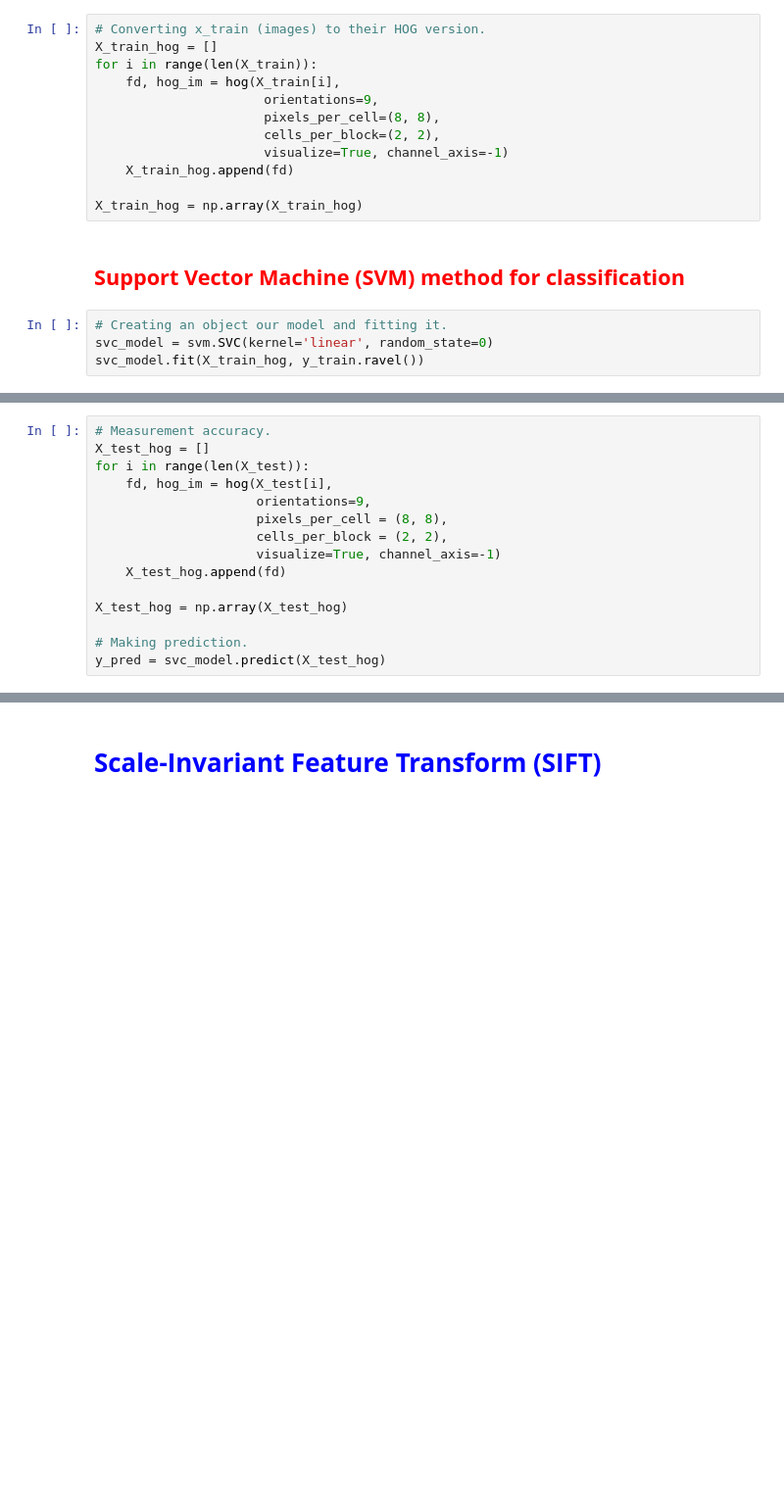
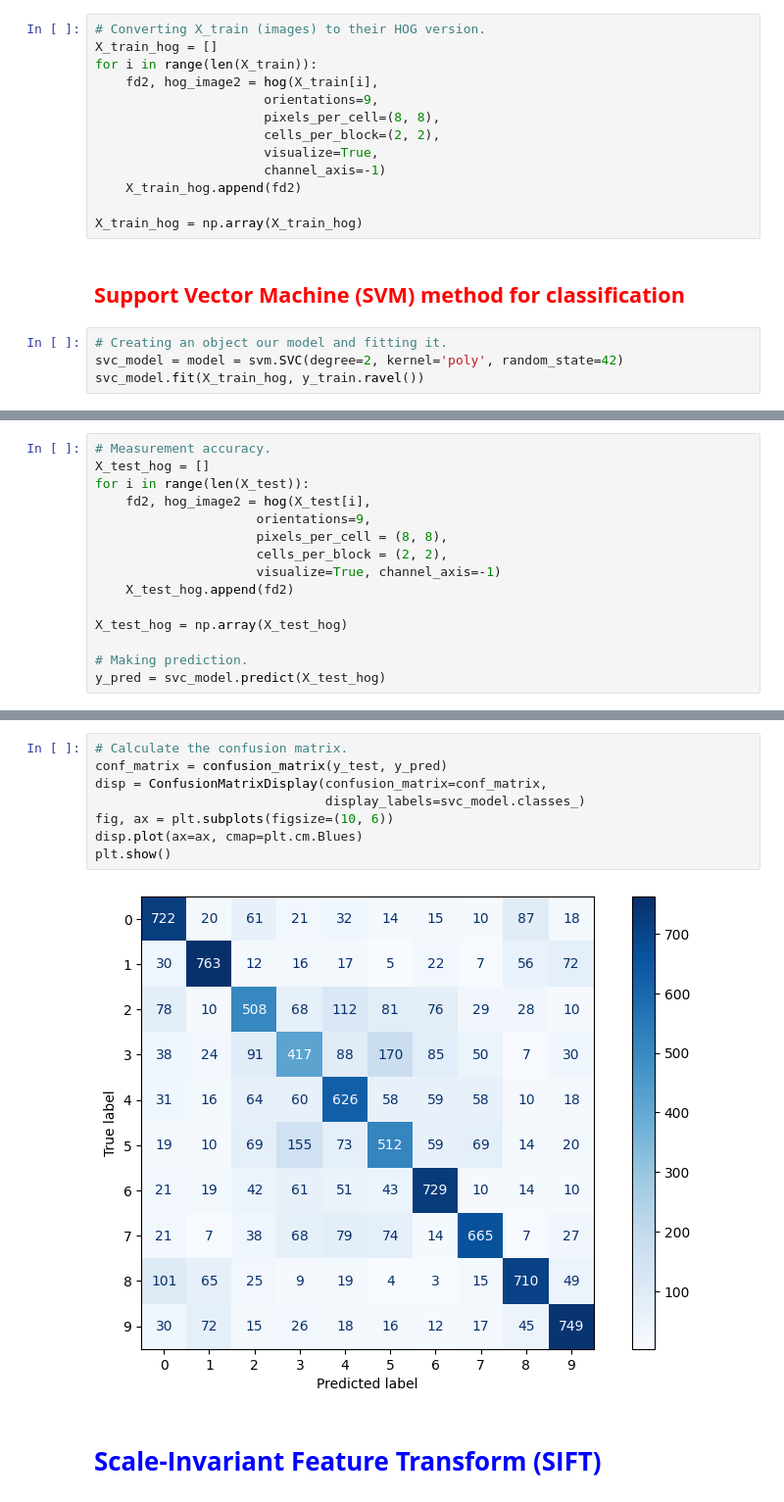
Before and after one commit to OleksiiHayvoronskyi/lesson_62, a Jupyter notebook: Lesson_62_ImageFeatureExtraction.ipynb, the cells around one changed output, grey strips where cells are left out. Shown at 98% size. Cells and saved outputs as stored; diff of their text form; blank space fills up the shorter version.

```diff
--- a/Lesson_62_ImageFeatureExtraction.ipynb
+++ b/Lesson_62_ImageFeatureExtraction.ipynb
@@ -175,21 +178,22 @@ X_train /= 255
 X_test = X_test.astype('float64')
 X_test /= 255
 # %%
-# Converting x_train (images) to their HOG version.
+# Converting X_train (images) to their HOG version.
 X_train_hog = []
 for i in range(len(X_train)):
-    fd, hog_im = hog(X_train[i],
+    fd2, hog_image2 = hog(X_train[i],
                       orientations=9,
                       pixels_per_cell=(8, 8),
                       cells_per_block=(2, 2),
-                      visualize=True, channel_axis=-1)
-    X_train_hog.append(fd)
+                      visualize=True,
+                      channel_axis=-1)
+    X_train_hog.append(fd2)
 
 X_train_hog = np.array(X_train_hog)
 # %% [markdown]
 ## **<font color='red'>Support Vector Machine (SVM) method for classification**</font>
 # %%
 # Creating an object our model and fitting it.
-svc_model = svm.SVC(kernel='linear', random_state=0)
+svc_model = model = svm.SVC(degree=2, kernel='poly', random_state=42)
 svc_model.fit(X_train_hog, y_train.ravel())
 # %% [output]
@@ -198,12 +202,12 @@ SVC(kernel='linear', random_state=0)
 # Measurement accuracy.
 X_test_hog = []
 for i in range(len(X_test)):
-    fd, hog_im = hog(X_test[i],
+    fd2, hog_image2 = hog(X_test[i],
                      orientations=9,
                      pixels_per_cell = (8, 8),
                      cells_per_block = (2, 2),
                      visualize=True, channel_axis=-1)
-    X_test_hog.append(fd)
+    X_test_hog.append(fd2)
 
 X_test_hog = np.array(X_test_hog)
 
@@ -247,3 +227,13 @@ plt.show()
+# %%
+# Calculate the confusion matrix.
+conf_matrix = confusion_matrix(y_test, y_pred)
+disp = ConfusionMatrixDisplay(confusion_matrix=conf_matrix,
+                              display_labels=svc_model.classes_)
+fig, ax = plt.subplots(figsize=(10, 6))
+disp.plot(ax=ax, cmap=plt.cm.Blues)
+plt.show()
+# %% [output]
+[figure, added]
 # %% [markdown]
 # **<font color='blue'>Scale-Invariant Feature Transform (SIFT)**</font>
 # %%
```
Also changed, not shown: parts of 14 cells of this notebook, 1 other file.
